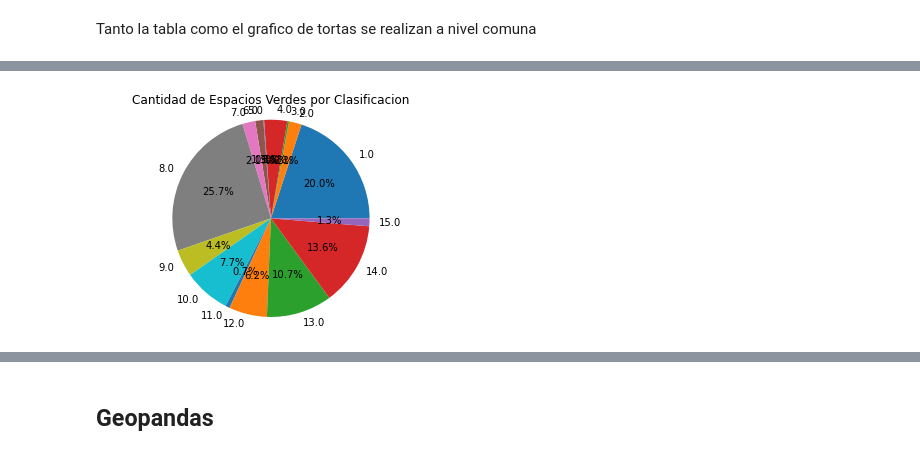
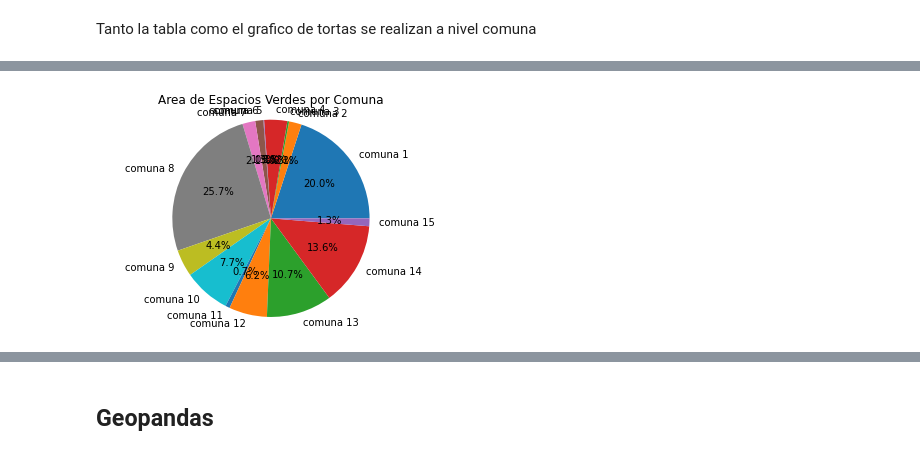
Before and after one commit to tomasdestefano/data_science_clusterai2020_destefano, a Jupyter notebook: Tp_Completo.ipynb, the cells around one changed output, grey strips where cells are left out. Cells and saved outputs as stored; diff of their text form; code cells hidden in the pictures.

```diff
--- a/Tp_Completo.ipynb
+++ b/Tp_Completo.ipynb
@@ -408,0 +393,6 @@ Name: area, dtype: float64
+# %%
+mevxc = evt.groupby(["comuna"]).area.sum()
+mevxc = mevxc.reset_index()
+mevxc['comuna'] = mevxc['comuna'].apply(lambda x: int(x))
+mevxc['comuna'] = mevxc['comuna'].astype('str')
+mevxc['comuna'] = mevxc['comuna'].apply(lambda x: 'comuna '+x)
@@ -409,10 +418,12 @@ Name: area, dtype: float64
 # %%
-plt.pie(mevxc,labels = mevxc.index,autopct='%1.1f%%',)
-plt.title('Cantidad de Espacios Verdes por Clasificacion')
+plt.pie(mevxc['area'],labels = mevxc['comuna'],autopct='%1.1f%%',)
+plt.title('Area de Espacios Verdes por Comuna')
 plt.axis('equal')
 plt.show()
+
+# pie_chart(data=mevxc['area'], categorias=mevxc['comuna'], title='Area de Espacios Verdes por Comuna')
 # %% [output]
-[figure, old version]
+[figure, new version]
 # %%
 ordenevt = evt[evt.clasificac == "PARQUE" ].sort_values('area',ascending=False)
 ordenevt
```
Also changed, not shown: parts of 33 cells of this notebook.
